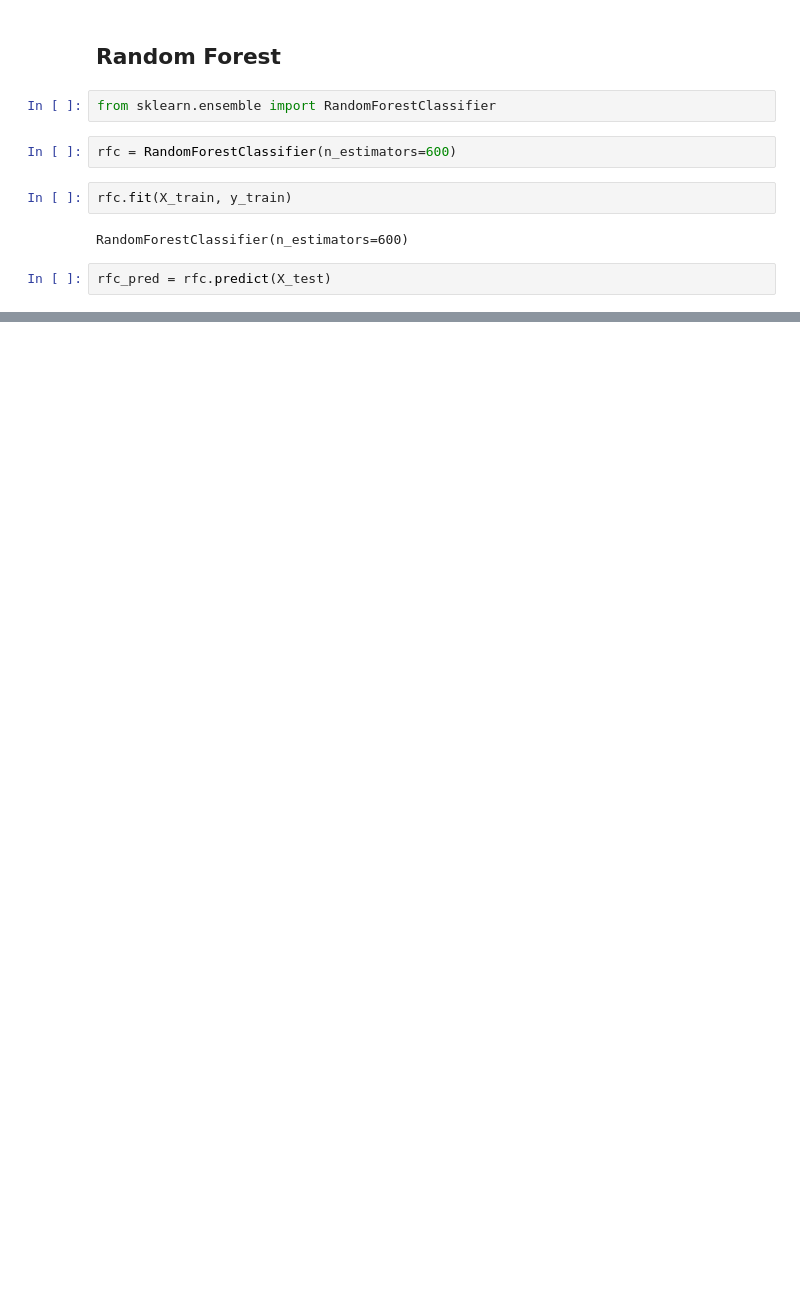
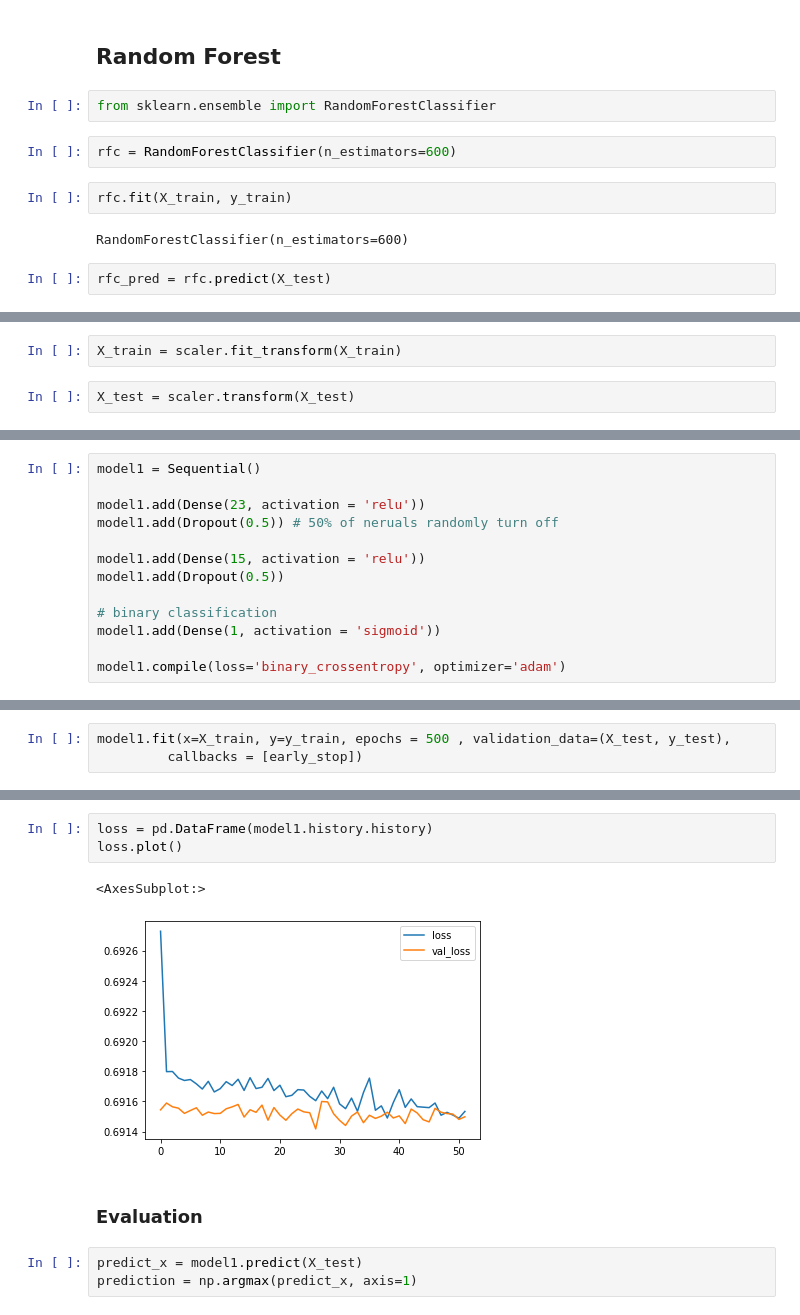
Before and after one commit to OU-DISC/FAA-Pliot-License-Renewal-Forecasting, a Jupyter notebook: FAA Project (2019 & 2020 Data).ipynb, the cells around one changed output, grey strips where cells are left out. Saved outputs shown, nothing was run; the diff lists cells and outputs as text; blank space fills up the shorter version.

```diff
--- a/FAA Project (2019 & 2020 Data).ipynb
+++ b/FAA Project (2019 & 2020 Data).ipynb
@@ -1559,0 +1565,4 @@ Name: Circulatory System(I), dtype: int64
+# %%
+X_train = scaler.fit_transform(X_train)
+# %%
+X_test = scaler.transform(X_test)
@@ -1559,0 +1571,13 @@ Name: Circulatory System(I), dtype: int64
+# %%
+model1 = Sequential()
+
+model1.add(Dense(23, activation = 'relu'))
+model1.add(Dropout(0.5)) # 50% of neruals randomly turn off
+
+model1.add(Dense(15, activation = 'relu'))
+model1.add(Dropout(0.5))
+
+# binary classification
+model1.add(Dense(1, activation = 'sigmoid'))
+
+model1.compile(loss='binary_crossentropy', optimizer='adam')
@@ -1559,0 +1586,3 @@ Name: Circulatory System(I), dtype: int64
+# %%
+model1.fit(x=X_train, y=y_train, epochs = 500 , validation_data=(X_test, y_test),
+         callbacks = [early_stop])
@@ -1559,0 +1608,11 @@ Name: Circulatory System(I), dtype: int64
+# %%
+loss = pd.DataFrame(model1.history.history)
+loss.plot()
+# %% [output]
+<AxesSubplot:>
+[figure, added]
+# %% [markdown]
+### Evaluation
+# %%
+predict_x = model1.predict(X_test)
+prediction = np.argmax(predict_x, axis=1)
```
Also changed, not shown: parts of 78 cells of this notebook.
